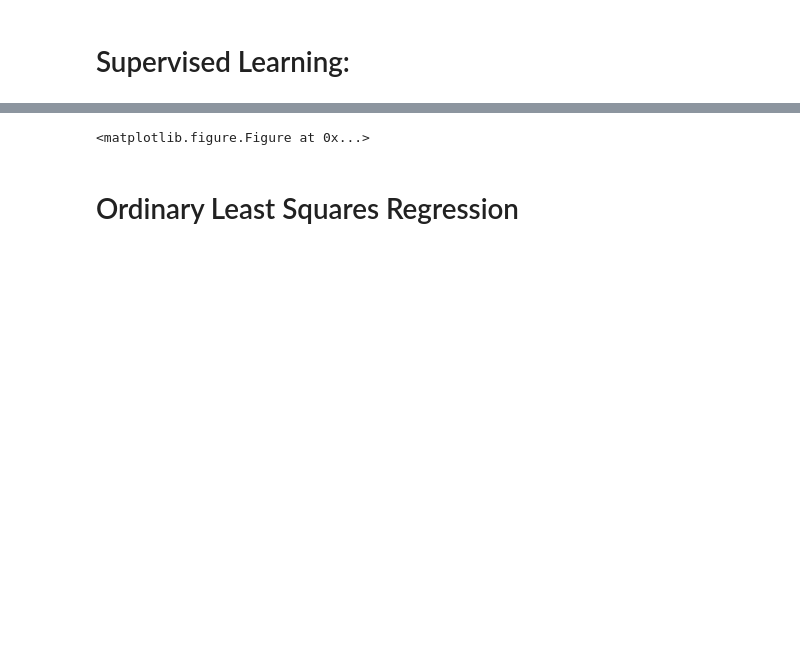
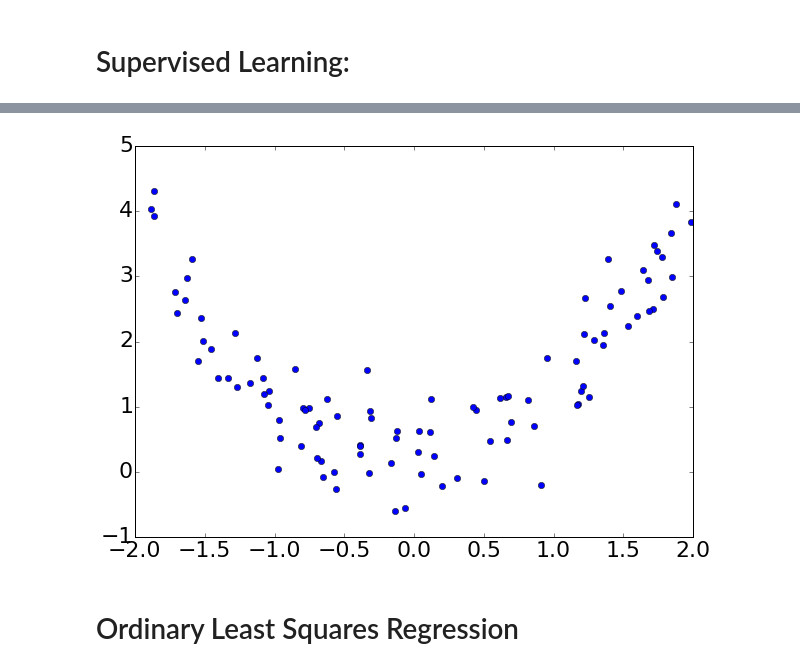
Before and after one commit to fha/ML_intro_tutorial, a Jupyter notebook: Intro to Machine Learning (Riyadh Data Geeks).ipynb, the cells around one changed output, grey strips where cells are left out. Saved outputs shown, nothing was run; the diff lists cells and outputs as text; code cells hidden in the pictures; blank space fills up the shorter version.

```diff
--- a/Intro to Machine Learning (Riyadh Data Geeks).ipynb
+++ b/Intro to Machine Learning (Riyadh Data Geeks).ipynb
@@ -58,12 +58,12 @@ matplotlib.rcParams.update({'font.size': 22})
 # %%
 #try y=x^2
 x=np.array([np.random.uniform(-2,2,1) for i in range(100)])
 y=[(i[0]*i[0])+np.random.normal(0.1,0.51,1) for i in x]
-#plt.plot(x,y,'o')
+plt.plot(x,y,'o')
 fig = matplotlib.pyplot.gcf()
 fig.set_size_inches(10, 7)
 # %% [output]
-<matplotlib.figure.Figure at 0x...>
+[figure, added]
 # %% [markdown]
 # Ordinary Least Squares Regression
 # %%
```
Also changed, not shown: parts of 3 cells of this notebook.
